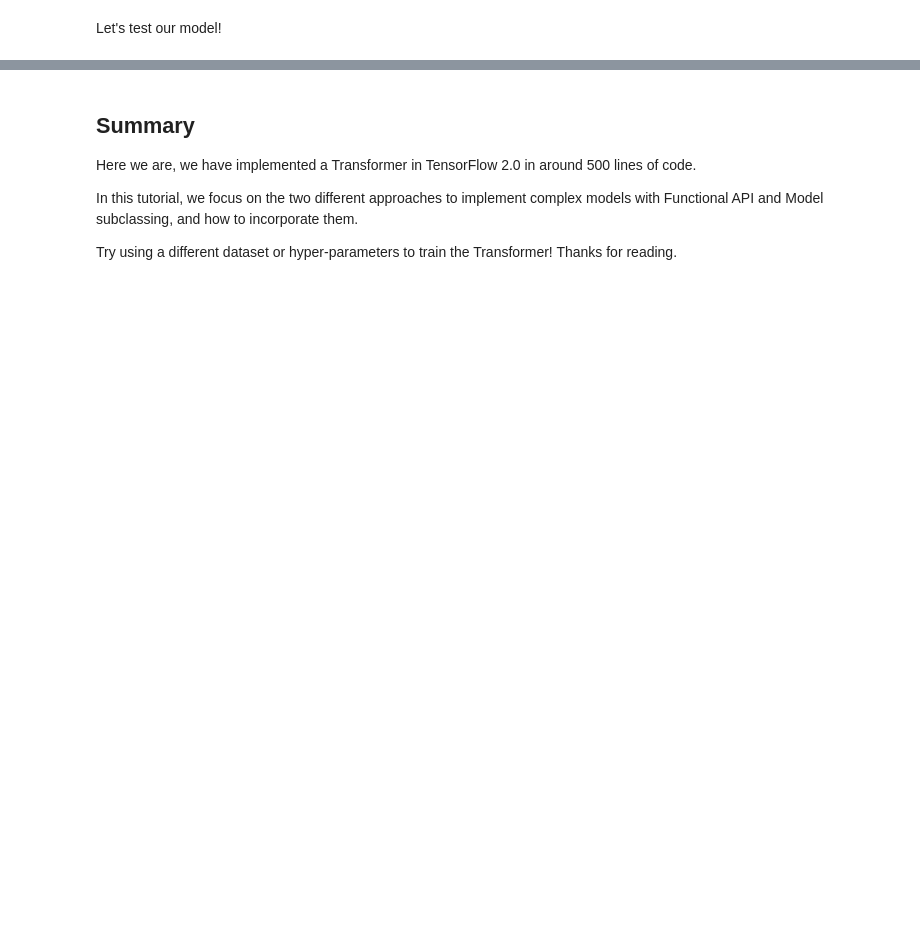
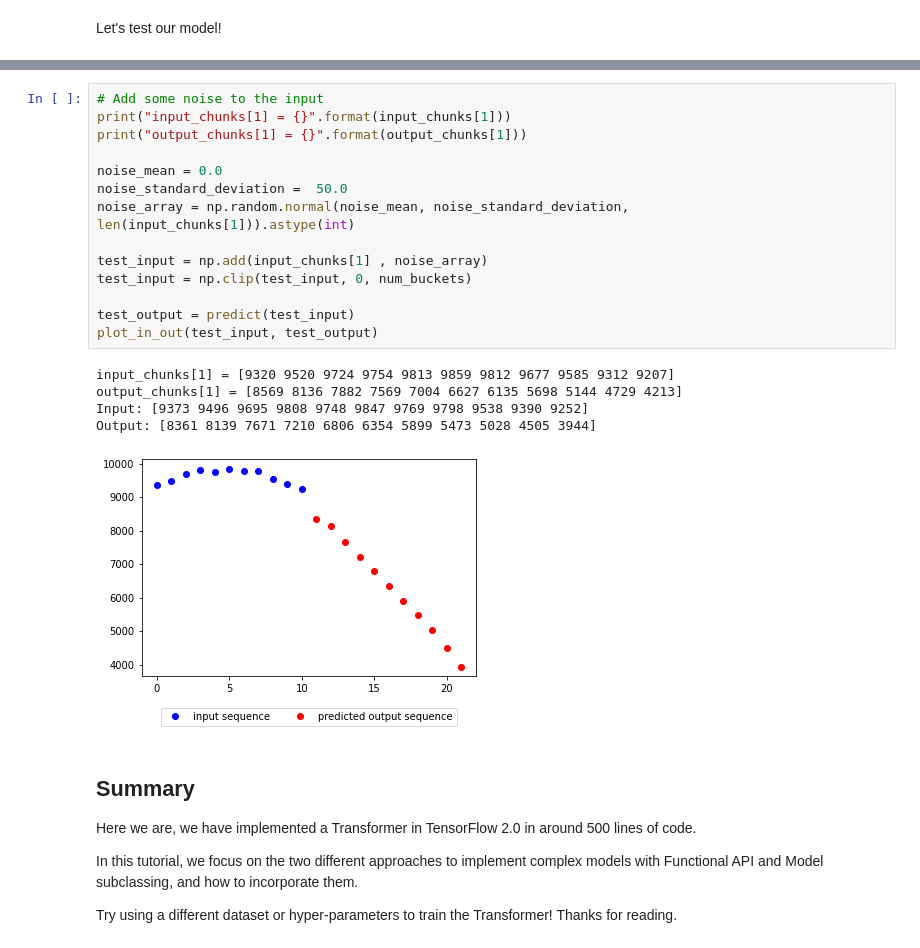
Before and after one commit to calumroy/time_series_transformer_tf2, a Jupyter notebook: transformer_time_series.ipynb, the cells around one changed output, grey strips where cells are left out. Saved outputs shown, nothing was run; the diff lists cells and outputs as text; blank space fills up the shorter version.

```diff
--- a/transformer_time_series.ipynb
+++ b/transformer_time_series.ipynb
@@ -1128,3 +1190,23 @@ Output: [10000  4833  4837  4837  4842  4842  4846  4851  4856  4860  4870  4879
+# %%
+# Add some noise to the input
+print("input_chunks[1] = {}".format(input_chunks[1]))
+print("output_chunks[1] = {}".format(output_chunks[1]))
+
+noise_mean = 0.0
+noise_standard_deviation =  50.0
+noise_array = np.random.normal(noise_mean, noise_standard_deviation, len(input_chunks[1])).astype(int)
+
+test_input = np.add(input_chunks[1] , noise_array)
+test_input = np.clip(test_input, 0, num_buckets)
+
+test_output = predict(test_input)
+plot_in_out(test_input, test_output)
+# %% [output]
+input_chunks[1] = [9320 9520 9724 9754 9813 9859 9812 9677 9585 9312 9207]
+output_chunks[1] = [8569 8136 7882 7569 7004 6627 6135 5698 5144 4729 4213]
+Input: [9373 9496 9695 9808 9748 9847 9769 9798 9538 9390 9252]
+Output: [8361 8139 7671 7210 6806 6354 5899 5473 5028 4505 3944]
+[figure, added]
 # %% [markdown]
 ## Summary
 
```
Also changed, not shown: parts of 16 cells of this notebook, 1 other file.
